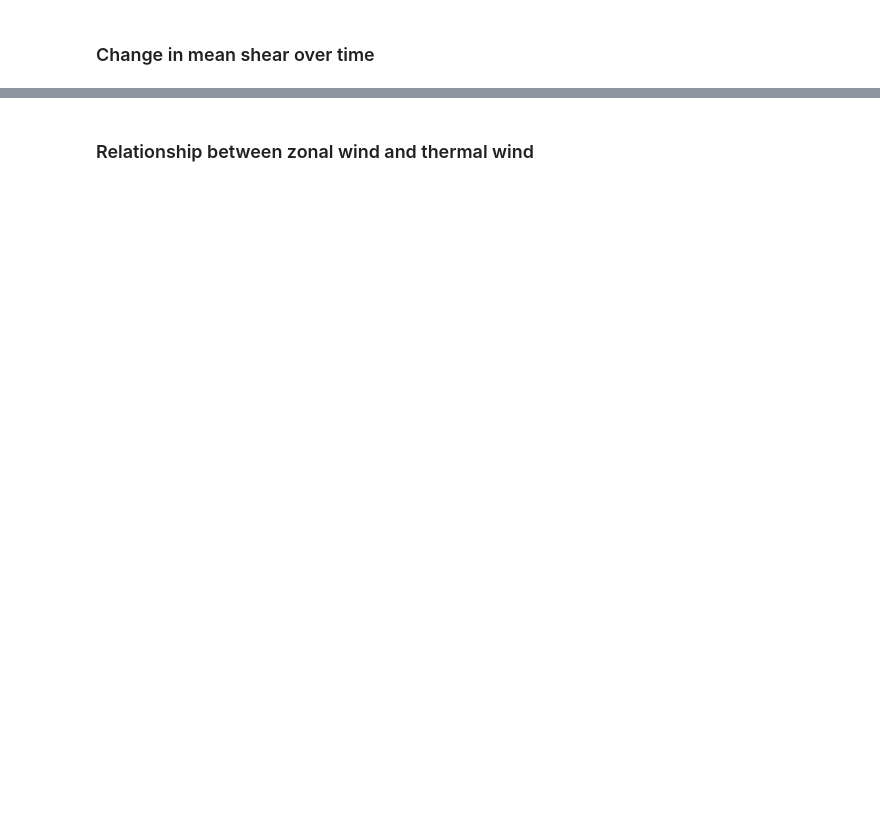
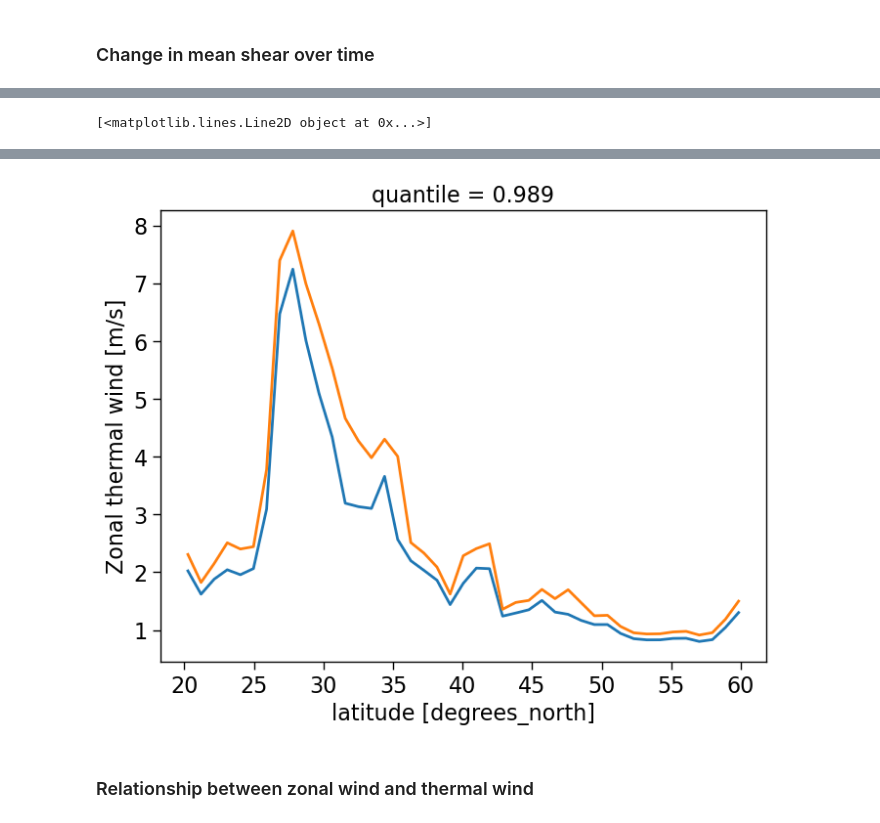
Before and after one commit to ivalencius/winds-of-change, a Jupyter notebook: CESMLENS2.ipynb, the cells around one changed output, grey strips where cells are left out. Cells and saved outputs as stored; diff of their text form; code cells hidden in the pictures; blank space fills up the shorter version.

```diff
--- a/CESMLENS2.ipynb
+++ b/CESMLENS2.ipynb
@@ -1300,0 +1331,4 @@ plt.show()
+# %%
+NH_ug_99percentile_value.mean('realization').plot()
+NH.ug.where(NH.ug >= NH_ug_99percentile_value).mean(['time', 'lon', 'realization']).plot()
+# %% [output]
@@ -1300,0 +1336 @@ plt.show()
+[<matplotlib.lines.Line2D object at 0x...>]
@@ -1301,3 +1338,4 @@ plt.show()
+[figure, added]
 # %% [markdown]
 ### Relationship between zonal wind and thermal wind
 # %%
```
Also changed, not shown: parts of 12 cells of this notebook, 3 other files.
